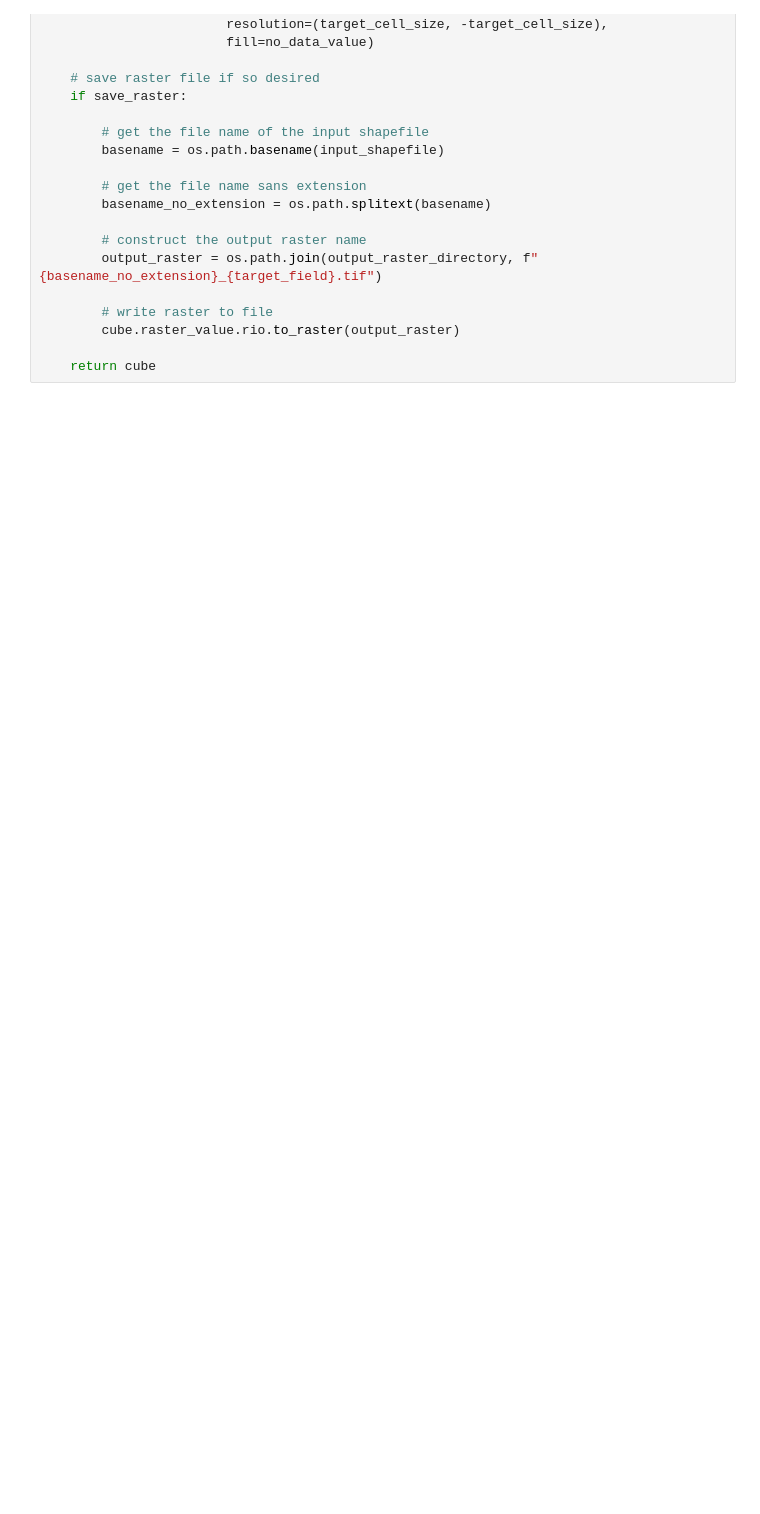
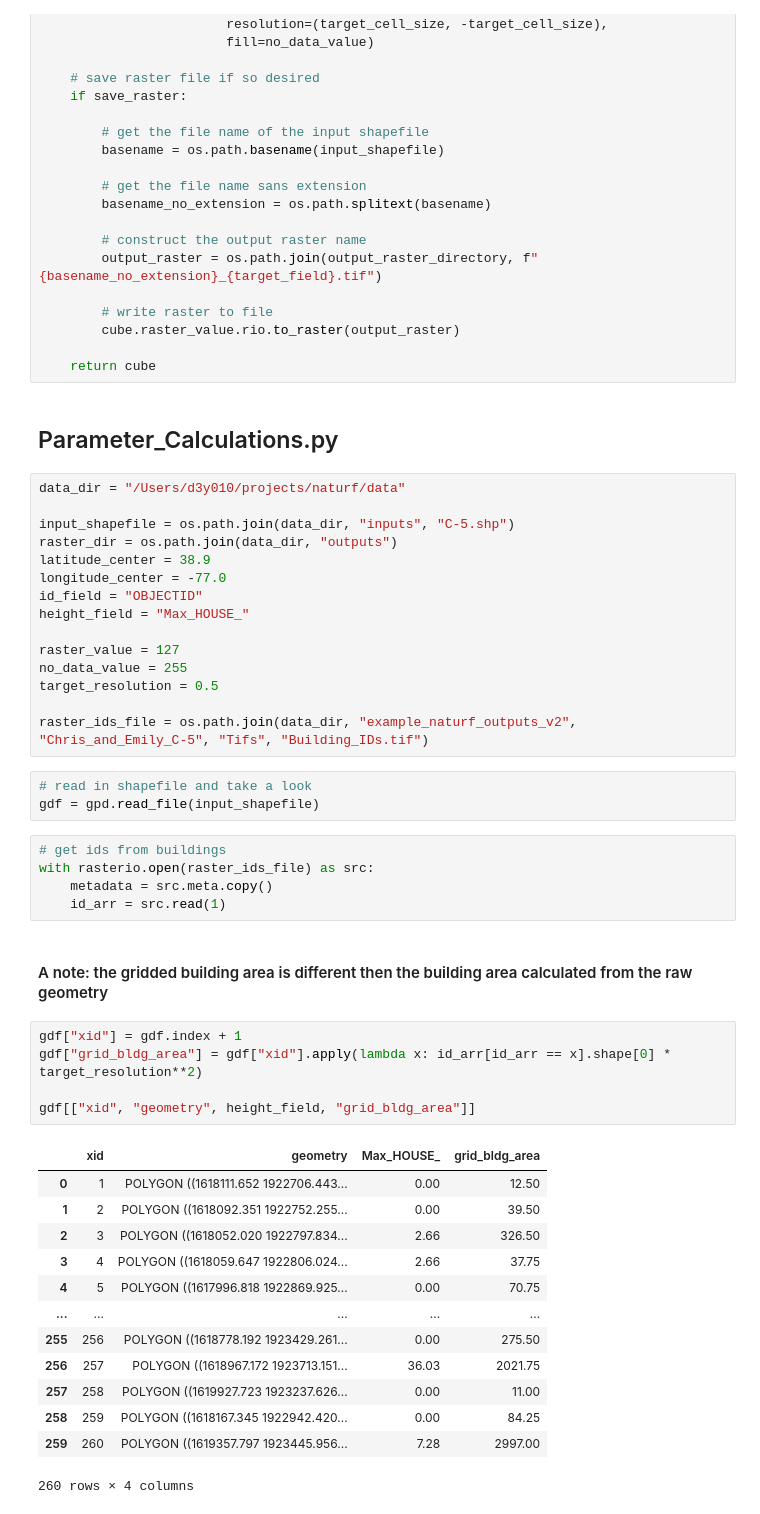
Before and after one commit to IMMM-SFA/naturf, a Jupyter notebook: notebooks/naturf_quickstarter.ipynb, the cells around one changed output. Saved outputs shown, nothing was run; the diff lists cells and outputs as text; blank space fills up the shorter version.

```diff
--- a/notebooks/naturf_quickstarter.ipynb
+++ b/notebooks/naturf_quickstarter.ipynb
@@ -464,3 +464,49 @@ def rasterize_polygon_shapefile(input_shapefile: str,
         cube.raster_value.rio.to_raster(output_raster)
 
     return cube
+# %% [markdown]
+## Parameter_Calculations.py
+# %%
+data_dir = "/Users/d3y010/projects/naturf/data"
+
+input_shapefile = os.path.join(data_dir, "inputs", "C-5.shp")
+raster_dir = os.path.join(data_dir, "outputs")
+latitude_center = 38.9
+longitude_center = -77.0
+id_field = "OBJECTID"
+height_field = "Max_HOUSE_"
+
+raster_value = 127
+no_data_value = 255
+target_resolution = 0.5
+
+raster_ids_file = os.path.join(data_dir, "example_naturf_outputs_v2", "Chris_and_Emily_C-5", "Tifs", "Building_IDs.tif")
+# %%
+# read in shapefile and take a look
+gdf = gpd.read_file(input_shapefile)
+# %%
+# get ids from buildings
+with rasterio.open(raster_ids_file) as src:
+    metadata = src.meta.copy()
+    id_arr = src.read(1)
+# %% [markdown]
+#### A note:  the gridded building area is different then the building area calculated from the raw geometry
+# %%
+gdf["xid"] = gdf.index + 1
+gdf["grid_bldg_area"] = gdf["xid"].apply(lambda x: id_arr[id_arr == x].shape[0] * target_resolution**2)
+
+gdf[["xid", "geometry", height_field, "grid_bldg_area"]]
+# %% [output]
+|  | xid | geometry | Max_HOUSE_ | grid_bldg_area |
+| 0 | 1 | POLYGON ((1618111.652 1922706.443... | 0.00 | 12.50 |
+| 1 | 2 | POLYGON ((1618092.351 1922752.255... | 0.00 | 39.50 |
+| 2 | 3 | POLYGON ((1618052.020 1922797.834... | 2.66 | 326.50 |
+| 3 | 4 | POLYGON ((1618059.647 1922806.024... | 2.66 | 37.75 |
+| 4 | 5 | POLYGON ((1617996.818 1922869.925... | 0.00 | 70.75 |
+| ... | ... | ... | ... | ... |
+| 255 | 256 | POLYGON ((1618778.192 1923429.261... | 0.00 | 275.50 |
+| 256 | 257 | POLYGON ((1618967.172 1923713.151... | 36.03 | 2021.75 |
+| 257 | 258 | POLYGON ((1619927.723 1923237.626... | 0.00 | 11.00 |
+| 258 | 259 | POLYGON ((1618167.345 1922942.420... | 0.00 | 84.25 |
+| 259 | 260 | POLYGON ((1619357.797 1923445.956... | 7.28 | 2997.00 |
+260 rows × 4 columns
```
Also changed, not shown: parts of 1 cell of this notebook, 2 other files.
